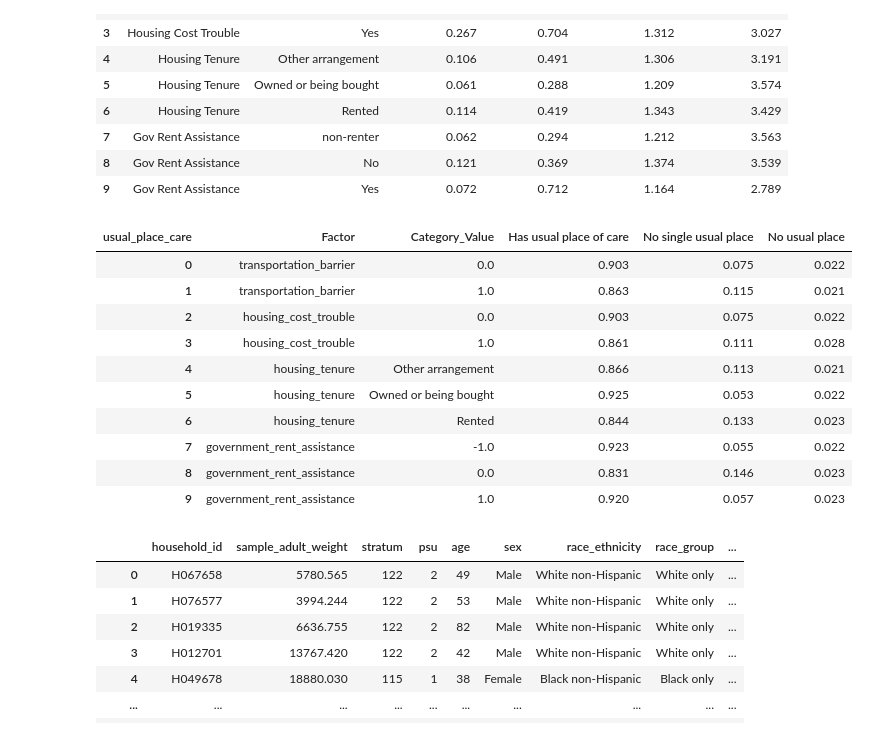
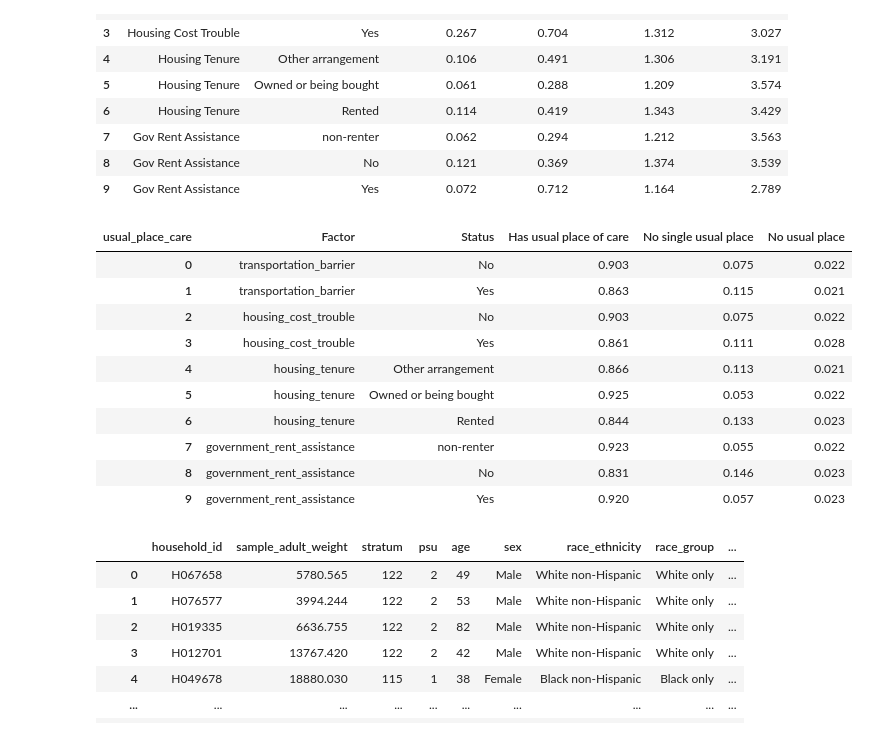
Before and after one commit to COGS108/Group-SP26-079, a Jupyter notebook: 01-DataCheckpoint.ipynb, the cells around one changed output. Cells and saved outputs as stored; diff of their text form; code cells hidden in the pictures.

```diff
--- a/01-DataCheckpoint.ipynb
+++ b/01-DataCheckpoint.ipynb
@@ -358,7 +359,7 @@ df.loc[df['HOUTENURE_A'].isin([1, 3]), 'government_rent_assistance'] = -1
 df['delayed_medical_care'] = np.where(df['MEDDL12M_A'].notna(), (df['MEDDL12M_A'] == 1).astype(int), np.nan)
 df['any_er_visit']=df['EMERG12MTC_A']
 df['doctor_gap_yr'] = df['LASTDR_A']
-analysis_vars = [
+num_vars = [
     'transportation_barrier', 'housing_cost_trouble', 'general_health',
     'government_rent_assistance',
     'delayed_medical_care', 'any_er_visit',
@@ -367,7 +368,7 @@ analysis_vars = [
 keep_cols = [
     'HHX', 'WTFA_A', 'PSTRAT', 'PPSU', 'AGEP_A', 'sex', 'race_ethnicity', 'race_group',
     'education', 'POVRATTC_A', 'health_insurance', 'housing_tenure','usual_place_care'
-] + analysis_vars
+] + num_vars
 
 clean_nhis = df[keep_cols].copy()
 clean_nhis=clean_nhis.dropna()
@@ -375,8 +376,6 @@ clean_nhis.to_csv(processed_dir / 'nhis_2024_sample_adult_cleaned.csv', index=Fa
 
 print(f'Cleaned analysis file saved to: {processed_dir / "nhis_2024_sample_adult_cleaned.csv"}')
 print('Cleaned shape:', clean_nhis.shape)
-
-df[analysis_vars].describe().T
 # %% [output]
 Cleaned analysis file saved to: data/02-processed/nhis_2024_sample_adult_cleaned.csv
 Cleaned shape: (28917, 20)
@@ -533,37 +554,40 @@ comparison_df
 # %%
 # We calculate the probability for categorical outcomes for each independent variables
 ind_vars = [
     'transportation_barrier',
     'housing_cost_trouble',
     'housing_tenure',
     'government_rent_assistance'
 ]
 results_list = []
 for var in ind_vars:
     summary = (
         clean_nhis.groupby(var)['usual_place_care']
         .value_counts(normalize=True)
         .unstack()
         .round(3)
     )
     summary = summary.reset_index().rename(columns={var: 'Status'})
     summary.insert(0, 'Factor', var)
 
     results_list.append(summary)
 usual_place_compare = pd.concat(results_list, ignore_index=True)
+usual_place_compare['Status'] = usual_place_compare['Status'].replace({
+    1.0: 'Yes', 0.0: 'No', -1.0: 'non-renter'
+})
 usual_place_compare = usual_place_compare.fillna(0)
-
+usual_place_compare.index.name = None
 usual_place_compare
 # %% [output]
-| usual_place_care | Factor | Category_Value | Has usual place of care | No single usual place | No usual place |
-| 0 | transportation_barrier | 0.0 | 0.903 | 0.075 | 0.022 |
-| 1 | transportation_barrier | 1.0 | 0.863 | 0.115 | 0.021 |
-| 2 | housing_cost_trouble | 0.0 | 0.903 | 0.075 | 0.022 |
-| 3 | housing_cost_trouble | 1.0 | 0.861 | 0.111 | 0.028 |
+| usual_place_care | Factor | Status | Has usual place of care | No single usual place | No usual place |
+| 0 | transportation_barrier | No | 0.903 | 0.075 | 0.022 |
+| 1 | transportation_barrier | Yes | 0.863 | 0.115 | 0.021 |
+| 2 | housing_cost_trouble | No | 0.903 | 0.075 | 0.022 |
+| 3 | housing_cost_trouble | Yes | 0.861 | 0.111 | 0.028 |
 | 4 | housing_tenure | Other arrangement | 0.866 | 0.113 | 0.021 |
 | 5 | housing_tenure | Owned or being bought | 0.925 | 0.053 | 0.022 |
 | 6 | housing_tenure | Rented | 0.844 | 0.133 | 0.023 |
-| 7 | government_rent_assistance | -1.0 | 0.923 | 0.055 | 0.022 |
-| 8 | government_rent_assistance | 0.0 | 0.831 | 0.146 | 0.023 |
-| 9 | government_rent_assistance | 1.0 | 0.920 | 0.057 | 0.023 |
+| 7 | government_rent_assistance | non-renter | 0.923 | 0.055 | 0.022 |
+| 8 | government_rent_assistance | No | 0.831 | 0.146 | 0.023 |
+| 9 | government_rent_assistance | Yes | 0.920 | 0.057 | 0.023 |
 # %%
```
Also changed, not shown: parts of 20 cells of this notebook.
